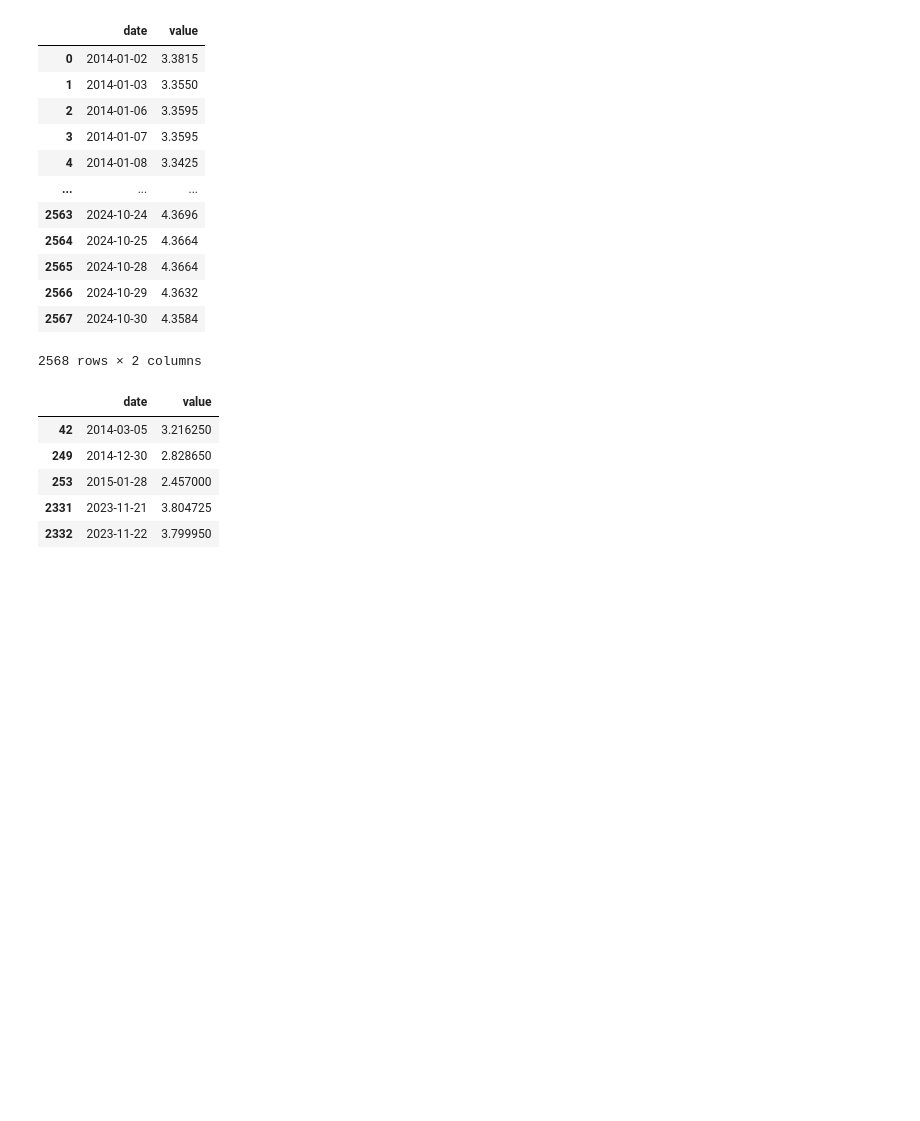
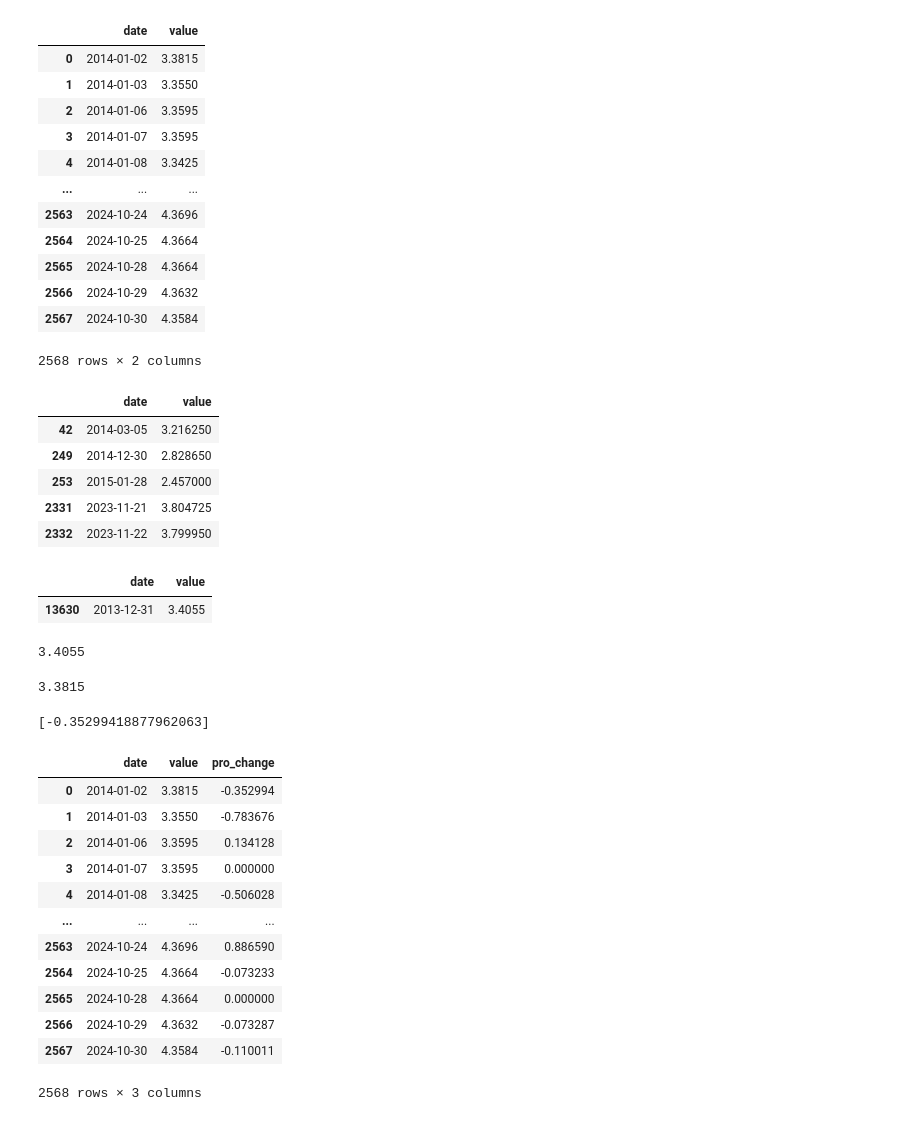
Before and after one commit to YCoeusZ/industrial-resources-and-its-impact, a Jupyter notebook: data/processing/PD03/PD03_processing_pal_cop.ipynb, the cells around one changed output. Saved outputs shown, nothing was run; the diff lists cells and outputs as text; code cells hidden in the pictures; blank space fills up the shorter version.

```diff
--- a/data/processing/PD03/PD03_processing_pal_cop.ipynb
+++ b/data/processing/PD03/PD03_processing_pal_cop.ipynb
@@ -150,3 +155,22 @@ df_cop_data[df_cop_data["date"].isin(lst_missing)]
 | 253 | 2015-01-28 | 2.457000 |
 | 2331 | 2023-11-21 | 3.804725 |
 | 2332 | 2023-11-22 | 3.799950 |
+# %%
+df_cop[(df_cop["date"]=="2013-12-31")|(df_cop["date"]=="2014-01-01")]
+# %% [output]
+|  | date | value |
+| 13630 | 2013-12-31 | 3.4055 |
+# %%
+df_cop.loc[13630][" value"]
+# %% [output]
+3.4055
+# %%
+df_cop.loc[13631][" value"]
+# %% [output]
+3.3815
+# %%
+lst_pro_change=[(np.sqrt(df_cop.loc[13631][" value"]/df_cop.loc[13630][" value"])-1)*100]
+# %%
+lst_pro_change
+# %% [output]
+[-0.35299418877962063]
@@ -152,0 +182,16 @@ df_cop_data[df_cop_data["date"].isin(lst_missing)]
+# %%
+df_cop_data
+# %% [output]
+|  | date | value | pro_change |
+| 0 | 2014-01-02 | 3.3815 | -0.352994 |
+| 1 | 2014-01-03 | 3.3550 | -0.783676 |
+| 2 | 2014-01-06 | 3.3595 | 0.134128 |
+| 3 | 2014-01-07 | 3.3595 | 0.000000 |
+| 4 | 2014-01-08 | 3.3425 | -0.506028 |
+| ... | ... | ... | ... |
+| 2563 | 2024-10-24 | 4.3696 | 0.886590 |
+| 2564 | 2024-10-25 | 4.3664 | -0.073233 |
+| 2565 | 2024-10-28 | 4.3664 | 0.000000 |
+| 2566 | 2024-10-29 | 4.3632 | -0.073287 |
+| 2567 | 2024-10-30 | 4.3584 | -0.110011 |
+2568 rows × 3 columns
```
Also changed, not shown: parts of 12 cells of this notebook, 1 other file.
